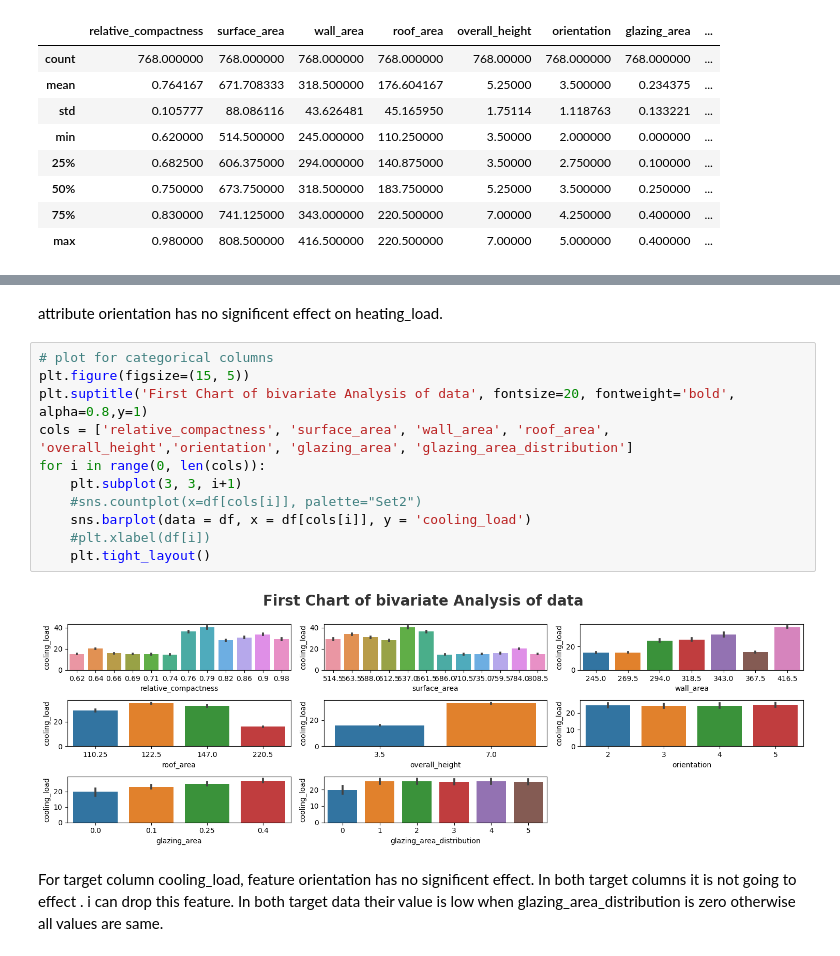
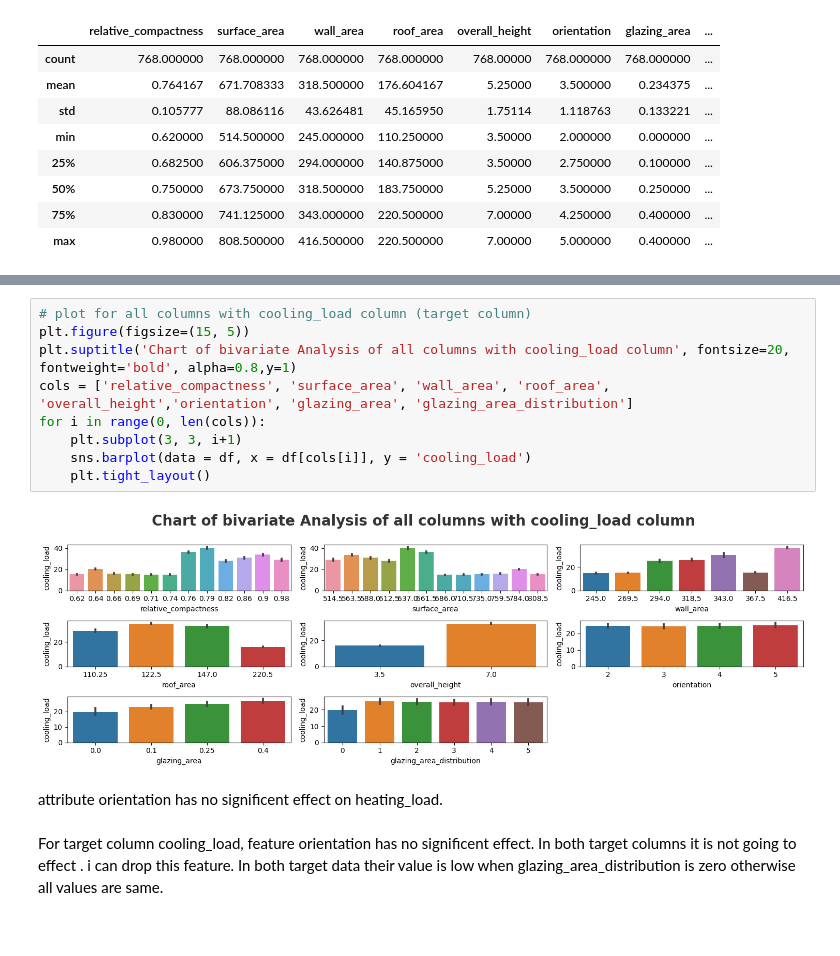
Before and after one commit to shahin28jan/energy_efficiency_prediction, a Jupyter notebook: notebooks/EDA.ipynb, the cells around one changed output, grey strips where cells are left out. Cells and saved outputs as stored; diff of their text form.

```diff
--- a/notebooks/EDA.ipynb
+++ b/notebooks/EDA.ipynb
@@ -117,18 +139,16 @@ for i in range(0, len(cols)):
+# %%
+# plot for all columns with cooling_load column (target column)
+plt.figure(figsize=(15, 5))
+plt.suptitle('Chart of bivariate Analysis of all columns with cooling_load column', fontsize=20, fontweight='bold', alpha=0.8,y=1)
+cols = ['relative_compactness', 'surface_area', 'wall_area', 'roof_area', 'overall_height','orientation', 'glazing_area', 'glazing_area_distribution']
+for i in range(0, len(cols)):
+    plt.subplot(3, 3, i+1)
+    sns.barplot(data = df, x = df[cols[i]], y = 'cooling_load')
+    plt.tight_layout()
+# %% [output]
+[figure, added]
 # %% [markdown]
 attribute orientation has no significent effect on heating_load.
-# %%
-# plot for categorical columns
-plt.figure(figsize=(15, 5))
-plt.suptitle('First Chart of bivariate Analysis of data', fontsize=20, fontweight='bold', alpha=0.8,y=1)
-cols = ['relative_compactness', 'surface_area', 'wall_area', 'roof_area', 'overall_height','orientation', 'glazing_area', 'glazing_area_distribution']
-for i in range(0, len(cols)):
-    plt.subplot(3, 3, i+1)
-    #sns.countplot(x=df[cols[i]], palette="Set2")
-    sns.barplot(data = df, x = df[cols[i]], y = 'cooling_load')
-    #plt.xlabel(df[i])
-    plt.tight_layout()
-# %% [output]
-[figure, removed]
 # %% [markdown]
 For target column cooling_load, feature orientation has no significent effect. In both target columns it is not going to effect . i can drop this feature.
 In both target data their value is low when glazing_area_distribution is zero otherwise all values are same.
```
Also changed, not shown: parts of 4 cells of this notebook, 12 other files.
